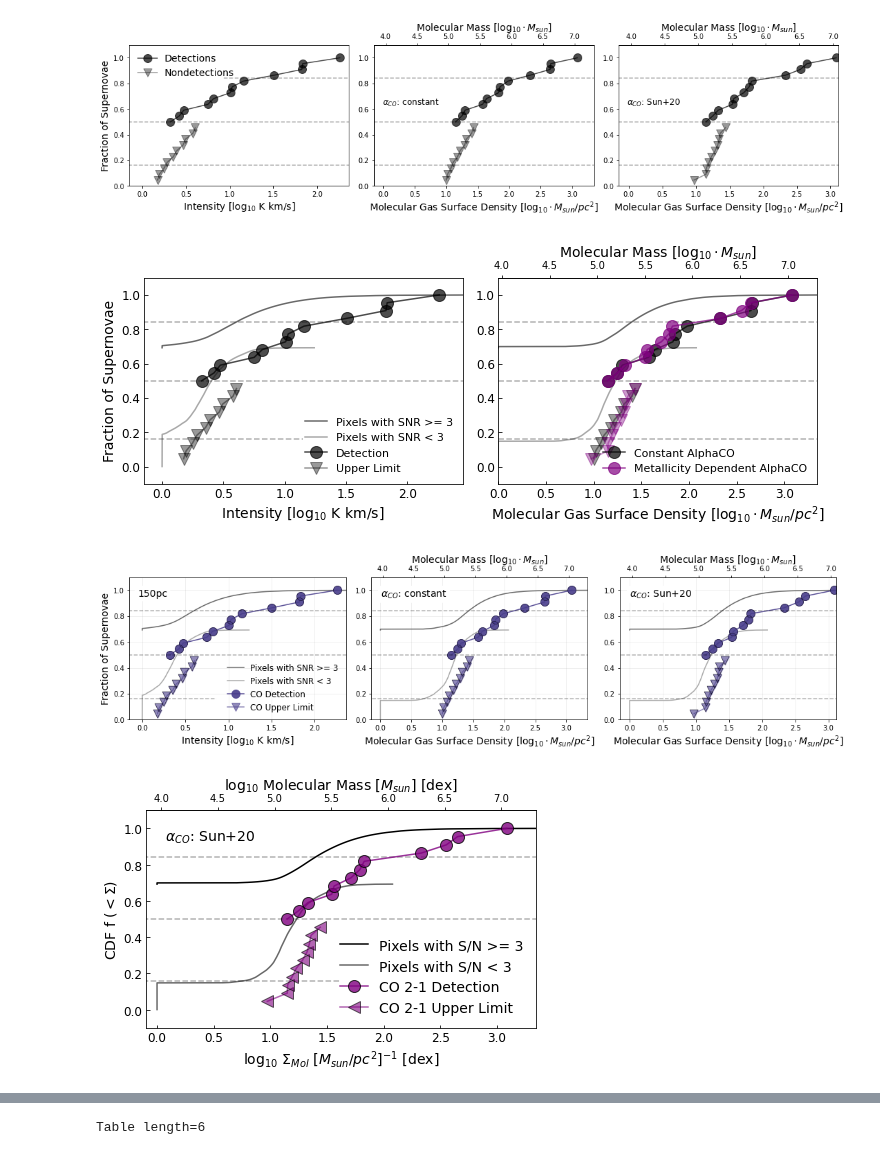
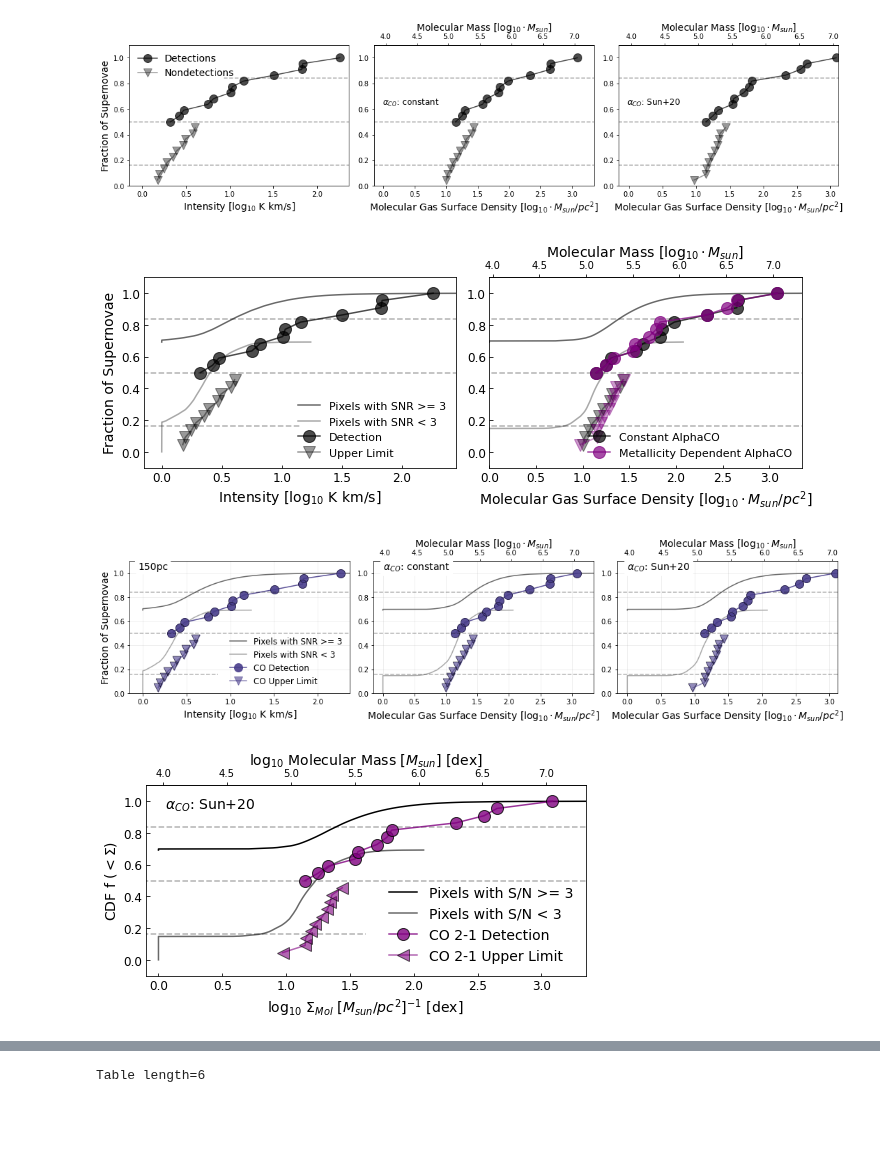
Before and after one commit to NessMayker/SNeCO, a Jupyter notebook: Code/3.3b_Plots_CDFs_90pc.ipynb, the cells around one changed output, grey strips where cells are left out. Saved outputs shown, nothing was run; the diff lists cells and outputs as text; code cells hidden in the pictures; blank space fills up the shorter version.

```diff
--- a/Code/3.3b_Plots_CDFs_90pc.ipynb
+++ b/Code/3.3b_Plots_CDFs_90pc.ipynb
@@ -249,10 +249,10 @@ axs[1].plot(logCDFdetection_mgsd_mda, ydetection_mgsd_mda, marker = 'o', ms = ms
 axs[1].plot(logCDFnondetection_mgsd_mda, ynondetection_mgsd_mda, marker = 'v',color = 'purple', ms = ms, alpha = 0.4)
 axs[1].legend(frameon=False,loc='lower right', fontsize = 11,facecolor='white', framealpha=1)
 axs[1].tick_params(axis='both', direction = "in", labelsize = 12)
-
-plt.savefig('../Figures/COEmissionCDFs90.png')
+plt.tight_layout()
+plt.savefig('../Figures/COEmissionCDFs90.png', dpi=300)
 # %% [output]
-[figure, old version]
+[figure, new version]
 # %%
 # Make Figure 2
 fig, axs = plt.subplots(1, 3, sharex=False, constrained_layout=True)
@@ -289,36 +289,36 @@ axs[1].axhline(y=0.50, xmin=-0.3, xmax = np.log10(CDFdetection_mgsd_ca[-1]+1000)
 axs[1].axhline(y=0.84, xmin=-0.3, xmax = np.log10(CDFdetection_mgsd_ca[-1]+1000), ls = '--', color = 'k', alpha = 0.3)
 axs[1].set_xlabel(r'Molecular Gas Surface Density [$\log_{10} \cdot M_{sun}/pc^2$]', fontsize = 14)
 secax1 = axs[1].secondary_xaxis('top', functions=(mgsd2mass, mass2mgsd))
 axs[1].annotate(r'$\alpha_{CO}$: constant', xy=(110, 189), xycoords='axes points',
             size=14, ha='right', va='top',
             bbox=dict(boxstyle='round', fc='w',edgecolor='none'))
 secax1.set_xlabel(r'Molecular Mass [$\log_{10} \cdot M_{sun}$]', fontsize = 14)
 axs[1].set_xlim(-0.15, np.log10(CDFdetection_mgsd_ca[-1] + 1000))
 axs[1].grid(True, alpha = 0.25)
 axs[1].set_ylim(0.0, 1.1)
 
 axs[2].plot(logCDFAPIx_mgsd_mda, APIy_mgsd_mda, color = 'dimgrey', linestyle = '-')
 axs[2].plot(logCDFAPLx_mgsd_mda, APLy_mgsd_mda, color = 'darkgrey', linestyle = '-')
 axs[2].plot(logCDFdetection_mgsd_mda, ydetection_mgsd_mda, color = 'darkslateblue',marker = 'o', ms = 12, alpha = 0.9)
 axs[2].plot(logCDFnondetection_mgsd_mda, ynondetection_mgsd_mda, color = 'darkslateblue', marker = 'v', ms = 12, alpha = 0.6)
 axs[2].plot(logCDFdetection_mgsd_mda, ydetection_mgsd_mda, color = 'None', marker = 'o', ms = 12, mec = 'k', mew = 0.4)
 axs[2].plot(logCDFnondetection_mgsd_mda, ynondetection_mgsd_mda, color = 'None', marker = 'v', ms = 12, mec = 'k', mew = 0.4)
 axs[2].axhline(y=0.16, xmin=-0.3, xmax = np.log10(CDFdetection_mgsd_mda[-1]+100), ls = '--', color = 'k', alpha = 0.3)
 axs[2].axhline(y=0.50, xmin=-0.3, xmax = np.log10(CDFdetection_mgsd_mda[-1]+100), ls = '--', color = 'k', alpha = 0.3)
 axs[2].axhline(y=0.84, xmin=-0.3, xmax = np.log10(CDFdetection_mgsd_mda[-1]+100), ls = '--', color = 'k', alpha = 0.3)
 axs[2].set_xlabel(r'Molecular Gas Surface Density [$\log_{10} \cdot M_{sun}/pc^2$]', fontsize = 14)
 secax2 = axs[2].secondary_xaxis('top', functions=(mgsd2mass, mass2mgsd))
 secax2.set_xlabel(r'Molecular Mass [$\log_{10} \cdot M_{sun}$]', fontsize = 14)
 axs[2].set_xlim(-0.15, np.log10(CDFdetection_mgsd_mda[-1] + 100))
 axs[2].set_ylim(0.0, 1.1)
 axs[2].grid(True, alpha = 0.25)
 axs[2].annotate(r'$\alpha_{CO}$: Sun+20', xy=(105, 189), xycoords='axes points',
             size=14, ha='right', va='top',
             bbox=dict(boxstyle='round', fc='w',edgecolor='none'))
-
-plt.savefig('../Figures/COEmissionCDFs2_90pc.png')
+plt.tight_layout()
+plt.savefig('../Figures/COEmissionCDFs2_90pc.png', dpi=300)
 # %% [output]
-[figure, old version]
+[figure, new version]
 # %%
 # Single Plot Constant Alpha
 
@@ -330,7 +330,7 @@ fig.set_figheight(4)
 fig.set_figwidth(7)
 axs.plot(logCDFAPIx_mgsd_mda, APIy_mgsd_mda, color = 'black', linestyle = '-', label = 'Pixels with S/N >= 3')
 axs.plot(logCDFAPLx_mgsd_mda, APLy_mgsd_mda, color = 'dimgrey', linestyle = '-', label = 'Pixels with S/N < 3')
-axs.annotate(r'$\alpha_{CO}$: Sun+20', xy=(110, 199), xycoords='axes points',
+axs.annotate(r'$\alpha_{CO}$: Sun+20', xy=(110, 179), xycoords='axes points',
             size=14, ha='right', va='top',
             bbox=dict(boxstyle='round', fc='w',edgecolor='none'))
 #axs.plot(logCDFdetection_mgsd_ca, ydetection_mgsd_ca, color = 'k',marker = 'o', ms = ms, alpha = 0.7, label="Constant AlphaCO")
@@ -348,10 +348,10 @@ axs.plot(logCDFdetection_mgsd_mda, ydetection_mgsd_mda, marker = 'o', ms = ms, c
 axs.plot(logCDFnondetection_mgsd_mda, ynondetection_mgsd_mda, marker = '<',color = 'purple',mec='black', ms = ms, alpha = 0.6, label = "CO 2-1 Upper Limit")
 axs.legend(frameon=False,loc='lower right', fontsize = 14,facecolor='white', framealpha=1)
 axs.tick_params(axis='both', direction = "in", labelsize = 12)
-
-plt.savefig('../Figures/COEmissionCDFSingleMDA_90pc.png')
+plt.tight_layout()
+plt.savefig('../Figures/COEmissionCDFSingleMDA_90pc.png', dpi=300)
 # %% [output]
-[figure, old version]
+[figure, new version]
 # %%
 # Single Plot Constant Alpha
 
```
Also changed, not shown: parts of 4 cells of this notebook, 19 other files.
